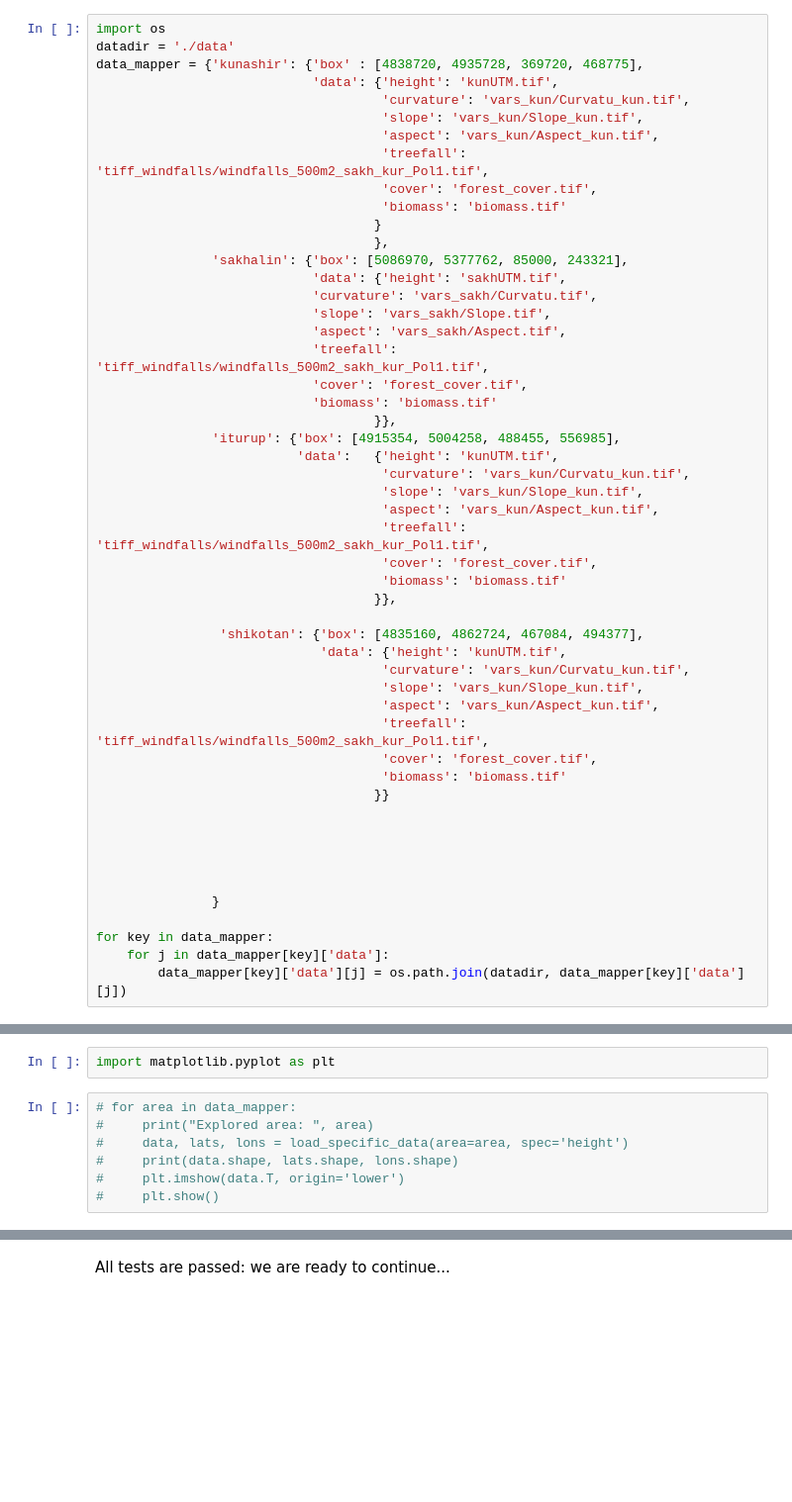
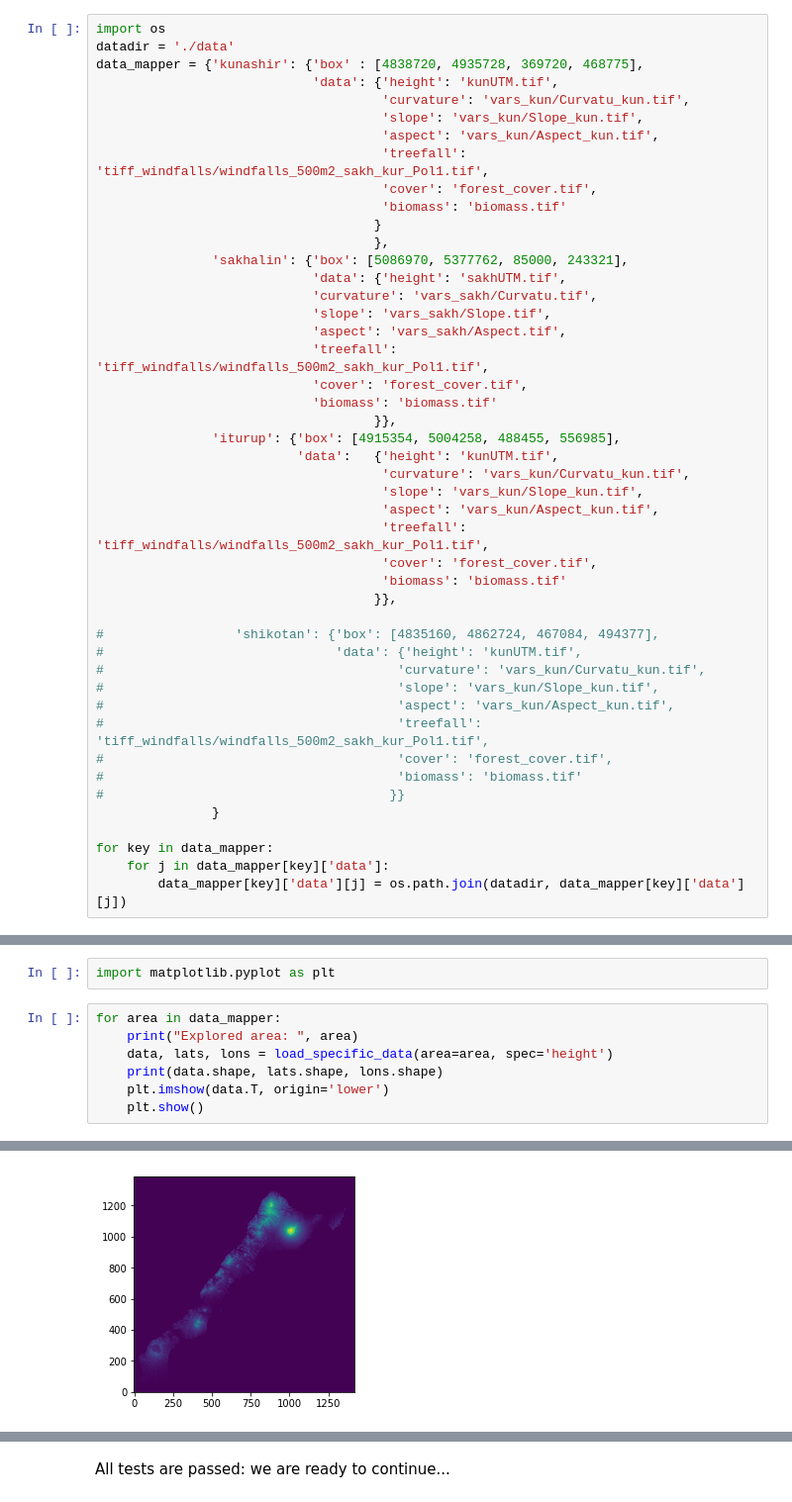
Before and after one commit to scidam/treefall_desc, a Jupyter notebook: main.ipynb, the cells around one changed output, grey strips where cells are left out. Shown at 99% size. Cells and saved outputs as stored; diff of their text form; blank space fills up the shorter version.

Commit message:
Figures generated

```diff
--- a/main.ipynb
+++ b/main.ipynb
@@ -38,20 +38,15 @@ data_mapper = {'kunashir': {'box' : [4838720, 4935728, 369720, 468775],
                                      'biomass': 'biomass.tif'
                                     }},
 
-                'shikotan': {'box': [4835160, 4862724, 467084, 494377],
-                             'data': {'height': 'kunUTM.tif',
-                                     'curvature': 'vars_kun/Curvatu_kun.tif',
-                                     'slope': 'vars_kun/Slope_kun.tif',
-                                     'aspect': 'vars_kun/Aspect_kun.tif',
-                                     'treefall': 'tiff_windfalls/windfalls_500m2_sakh_kur_Pol1.tif',
-                                     'cover': 'forest_cover.tif',
-                                     'biomass': 'biomass.tif'
-                                    }}
-
-
-
-
-
+#                 'shikotan': {'box': [4835160, 4862724, 467084, 494377],
+#                              'data': {'height': 'kunUTM.tif',
+#                                      'curvature': 'vars_kun/Curvatu_kun.tif',
+#                                      'slope': 'vars_kun/Slope_kun.tif',
+#                                      'aspect': 'vars_kun/Aspect_kun.tif',
+#                                      'treefall': 'tiff_windfalls/windfalls_500m2_sakh_kur_Pol1.tif',
+#                                      'cover': 'forest_cover.tif',
+#                                      'biomass': 'biomass.tif'
+#                                     }}
                }
 
 for key in data_mapper:
@@ -153,9 +148,10 @@ def load_specific_data(area='sakhalin', spec='treefall', dlat=70, dlon=70):
 # %%
 import matplotlib.pyplot as plt
 # %%
-# for area in data_mapper:
-#     print("Explored area: ", area)
-#     data, lats, lons = load_specific_data(area=area, spec='height')
-#     print(data.shape, lats.shape, lons.shape)
-#     plt.imshow(data.T, origin='lower')
-#     plt.show()
+for area in data_mapper:
+    print("Explored area: ", area)
+    data, lats, lons = load_specific_data(area=area, spec='height')
+    print(data.shape, lats.shape, lons.shape)
+    plt.imshow(data.T, origin='lower')
+    plt.show()
+# %% [output]
@@ -161,0 +160 @@ import matplotlib.pyplot as plt
+[figure, added]
```
Also changed, not shown: parts of 4 cells of this notebook, 16 other files.
